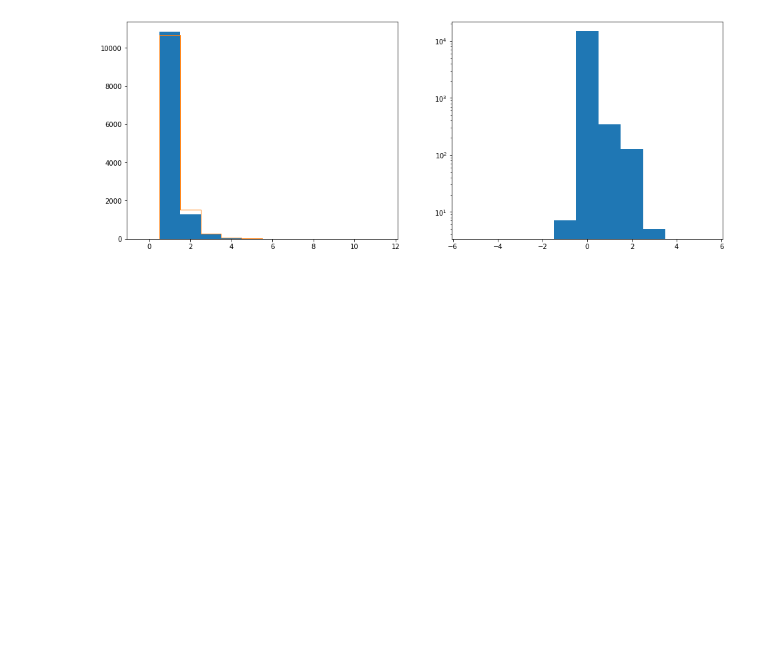
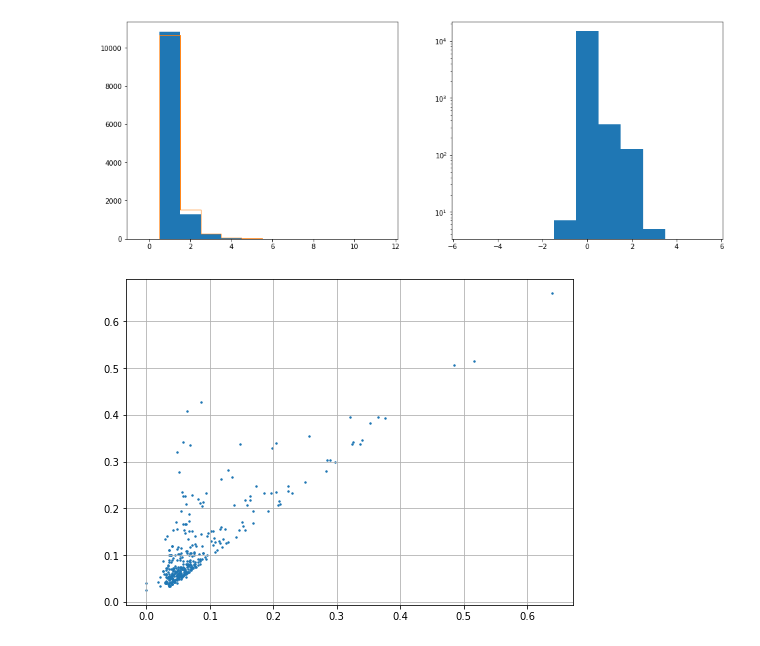
Before and after one commit to cta-observatory/2022_01_lstchain_school, a Jupyter notebook: DL1a_to_DL1b/explore_dl1_realdata.ipynb, the cells around one changed output. Drawn from its saved outputs; the diff is of its cells as text; code cells hidden in the pictures; blank space fills up the shorter version.

Commit message:
One more plot

```diff
--- a/DL1a_to_DL1b/explore_dl1_realdata.ipynb
+++ b/DL1a_to_DL1b/explore_dl1_realdata.ipynb
@@ -298,3 +299,11 @@ plt.hist(dl1_parameters_b['n_islands']-dl1_parameters['n_islands'], bins=11, ran
 plt.show()
 # %% [output]
 [figure]
+# %%
+plt.figure(figsize=(8,6))
+mask = dl1_parameters_b['n_islands'] != dl1_parameters['n_islands']
+plt.scatter(dl1_parameters['width'][mask], dl1_parameters_b['width'][mask], s=2)
+plt.grid()
+plt.show()
+# %% [output]
+[figure, added]
```
Also changed, not shown: parts of 7 cells of this notebook.
